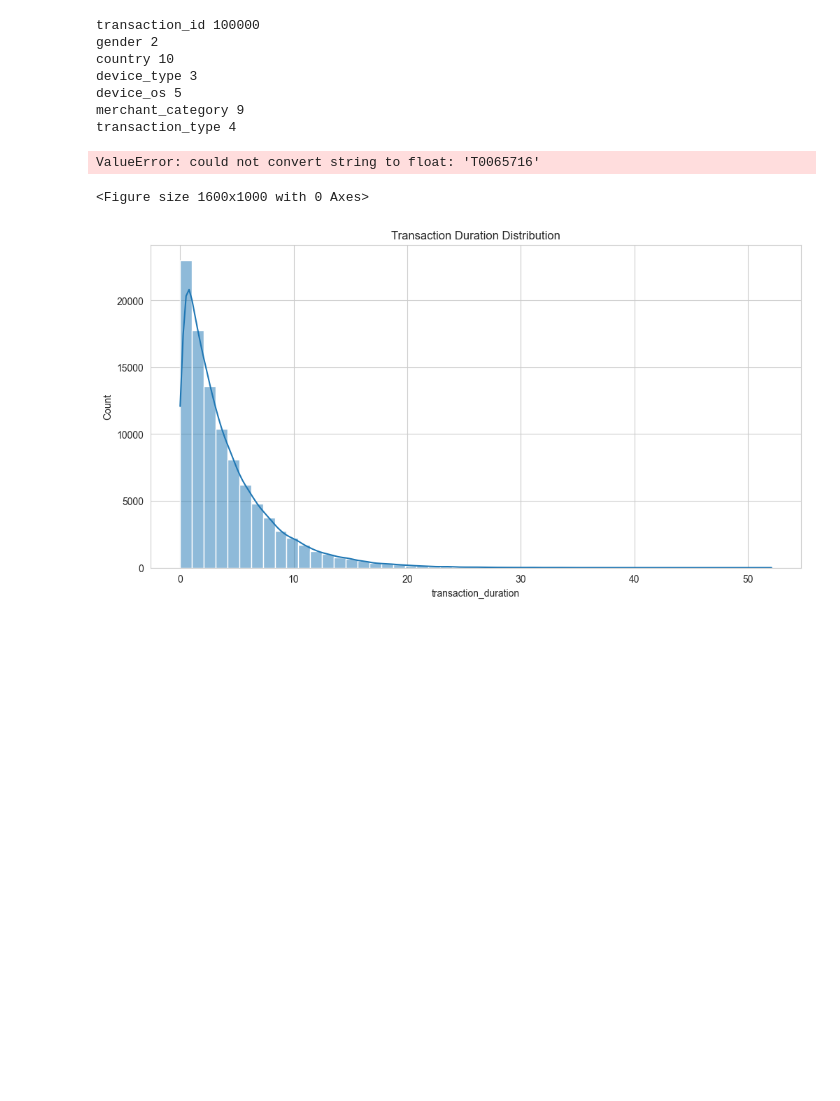
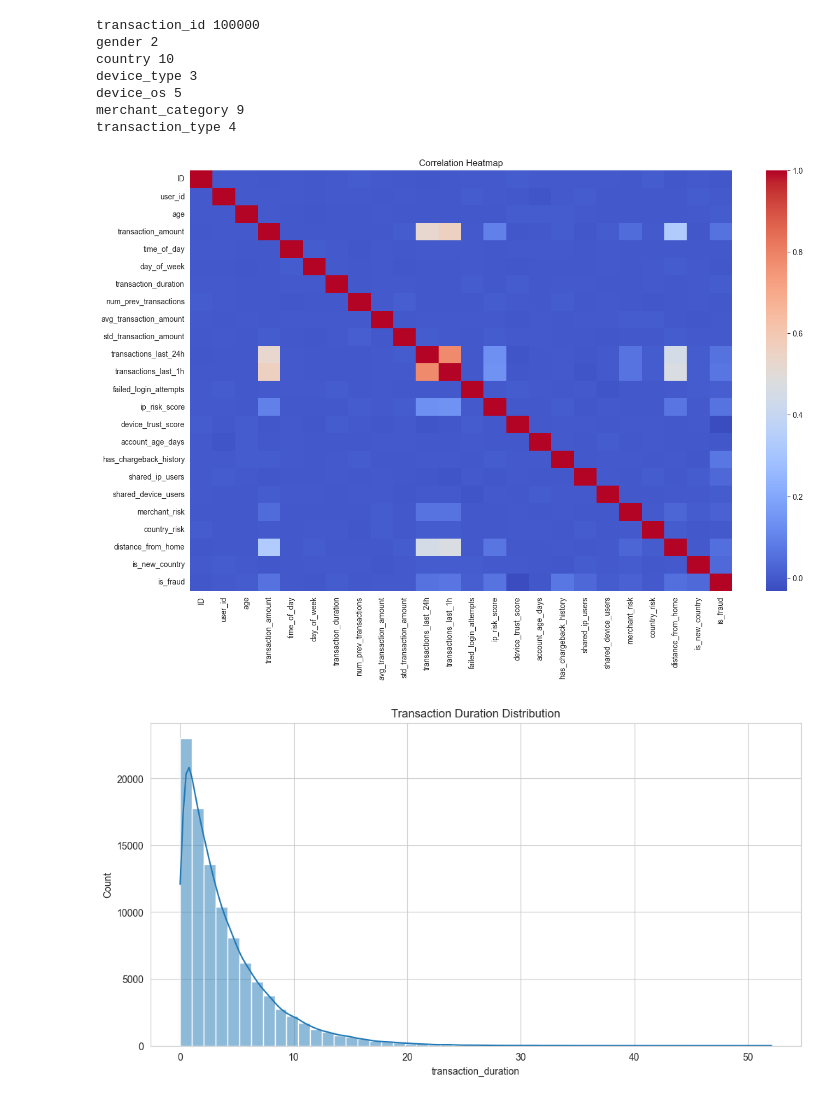
Before and after one commit to suryasuharna23/RestInPeaceMom_Tugas-Besar-2-IF3070-2025, a Jupyter notebook: src/Kelompok 12_ IF3070 Dasar Artificial Intelligence _ Tugas Besar 2 Notebook Template.ipynb, the cells around one changed output. Drawn from its saved outputs; the diff is of its cells as text; code cells hidden in the pictures; blank space fills up the shorter version.

Commit message:
feat and fix: feat dtl visualization and fix diagram visualization

```diff
--- a/src/Kelompok 12_ IF3070 Dasar Artificial Intelligence _ Tugas Besar 2 Notebook Template.ipynb
+++ b/src/Kelompok 12_ IF3070 Dasar Artificial Intelligence _ Tugas Besar 2 Notebook Template.ipynb
@@ -326,12 +326,11 @@ merchant_category 9
 transaction_type 4
 # %%
 plt.figure(figsize=(16,10))
-sns.heatmap(train_eda.corr(), cmap="coolwarm", annot=False)
+sns.heatmap(train_eda.corr(numeric_only=True), cmap="coolwarm", annot=False)
 plt.title("Correlation Heatmap")
 plt.show()
 # %% [output]
-ValueError: could not convert string to float: 'T0065716'
-<Figure size 1600x1000 with 0 Axes>
+[figure, added]
 # %%
 sns.histplot(train_eda['transaction_duration'], bins=50, kde=True)
 plt.title("Transaction Duration Distribution")
```
Also changed, not shown: parts of 10 cells of this notebook.
